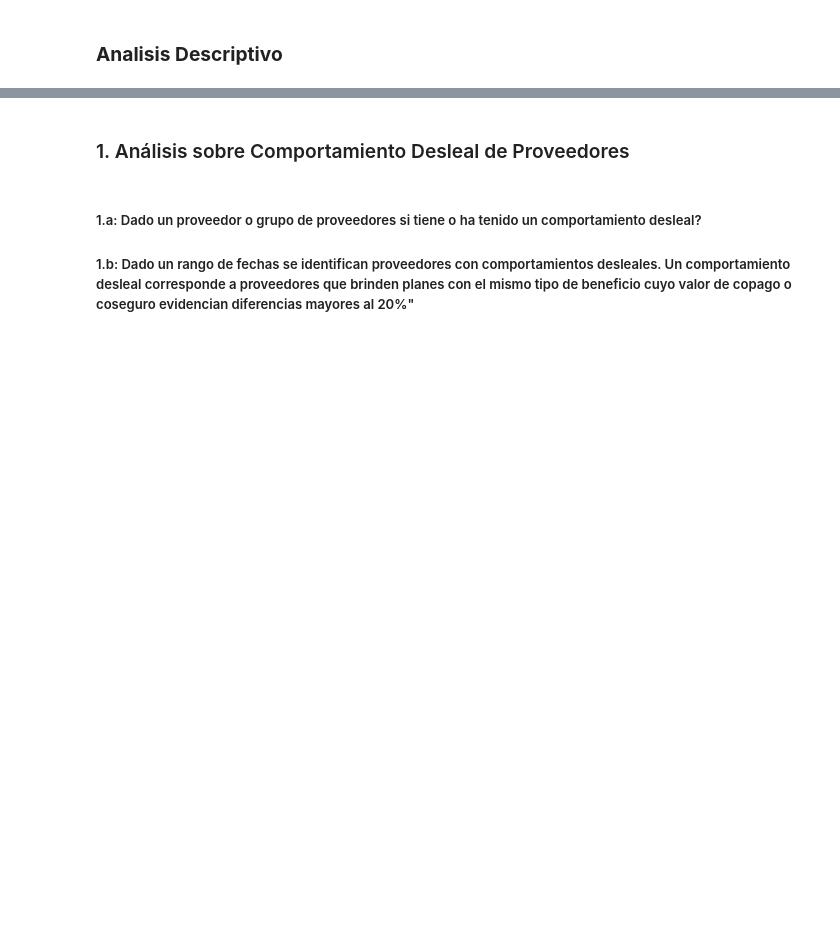
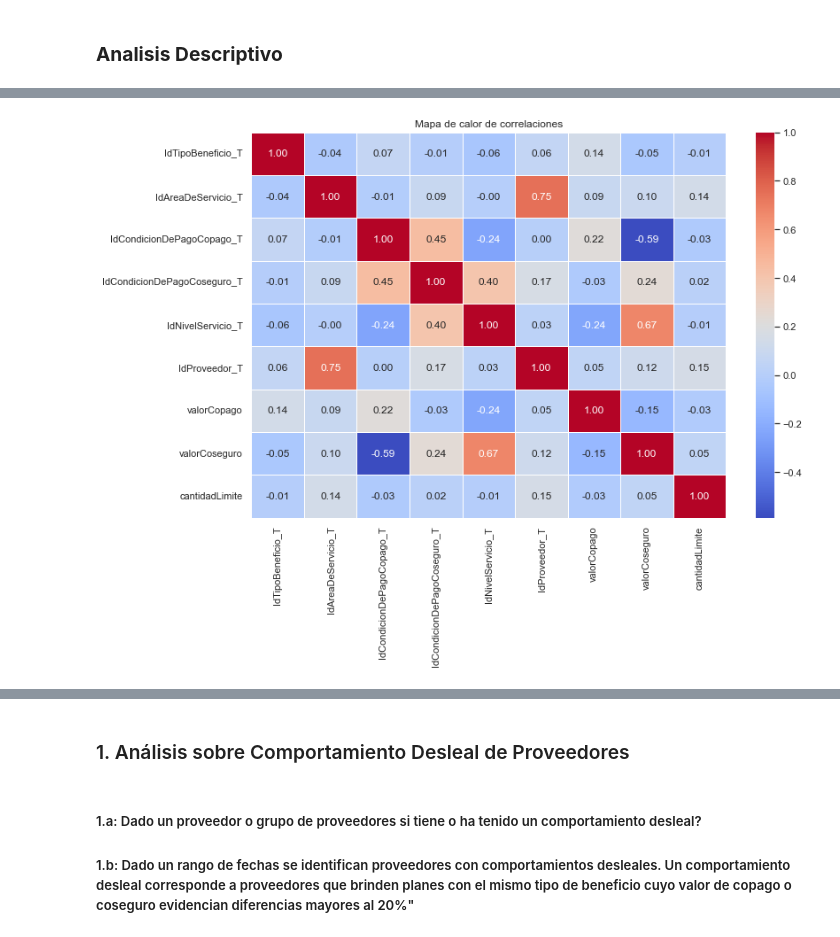
Before and after one commit to codebusters-MIAD/rasa-alpes-project, a Jupyter notebook: entendimiento/fuente_planes_beneficio.ipynb, the cells around one changed output, grey strips where cells are left out. Drawn from its saved outputs; the diff is of its cells as text; code cells hidden in the pictures; blank space fills up the shorter version.

```diff
--- a/entendimiento/fuente_planes_beneficio.ipynb
+++ b/entendimiento/fuente_planes_beneficio.ipynb
@@ -685,0 +751,47 @@ Se dividen las columnas en alta y baja cardinalidad con el objetivo de entender
+# %%
+import matplotlib.pyplot as plt
+import seaborn as sns
+from pyspark.sql.types import NumericType
+
+def plot_correlation_heatmap(spark_df, sample_fraction=1.0):
+    """
+    Genera un mapa de calor de correlaciones para todas las columnas numéricas de un DataFrame de Spark.
+
+    Parámetros:
+    - spark_df: DataFrame de Spark.
+    - sample_fraction: Fracción de datos a muestrear (valor entre 0 y 1). Por defecto es 1.0 (todos los datos).
+
+    Retorna:
+    - None. La función muestra el mapa de calor de correlaciones.
+    """
+    # Identificar las columnas numéricas
+    numeric_columns = [field.name for field in spark_df.schema.fields if isinstance(field.dataType, NumericType)]
+
+    if not numeric_columns:
+        print("El DataFrame no contiene columnas numéricas.")
+        return
+
+    # Muestrear los datos si es necesario
+    if sample_fraction < 1.0:
+        spark_df = spark_df.sample(fraction=sample_fraction)
+
+    # Seleccionar solo las columnas numéricas
+    spark_numeric_df = spark_df.select(*numeric_columns)
+
+    # Convertir a Pandas DataFrame para graficar
+    pandas_df = spark_numeric_df.toPandas()
+    pandas_df = pandas_df.dropna()  # Eliminar filas con valores nulos
+
+    # Calcular la matriz de correlación
+    corr_matrix = pandas_df.corr()
+
+    # Crear el mapa de calor
+    plt.figure(figsize=(12, 8))
+    sns.heatmap(corr_matrix, annot=True, cmap='coolwarm', fmt='.2f', linewidths=0.5)
+    plt.title('Mapa de calor de correlaciones')
+    plt.show()
+
+# Llamar a la función con tu DataFrame de Spark
+plot_correlation_heatmap(benefits, sample_fraction=0.1)  # Ajusta sample_fraction según necesites
+# %% [output]
+[figure, added]
```
Also changed, not shown: parts of 49 cells of this notebook.
